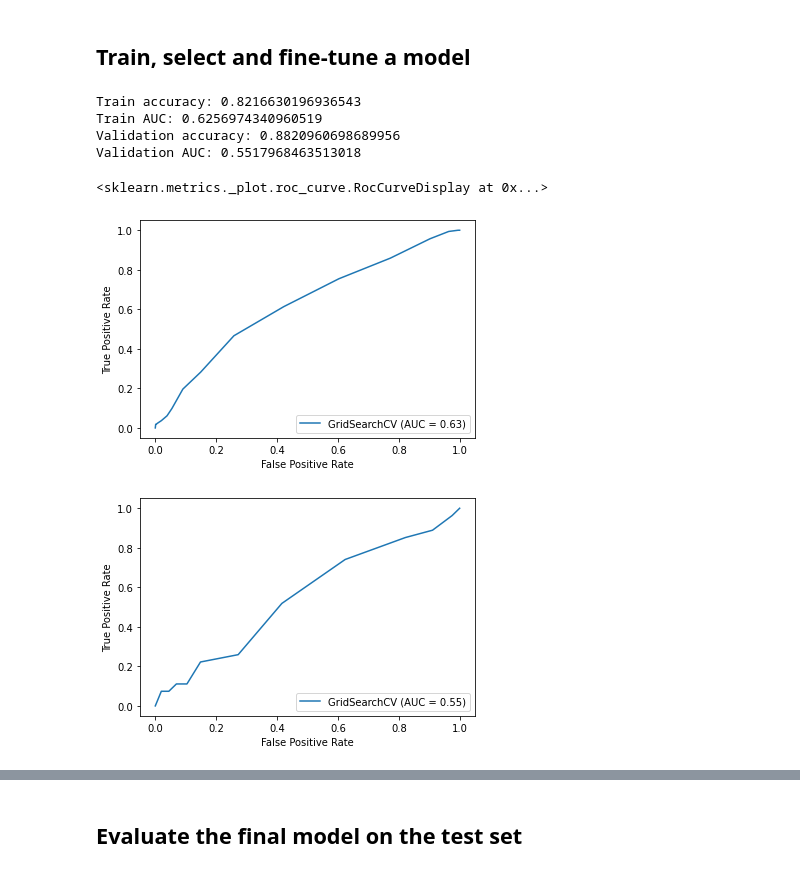
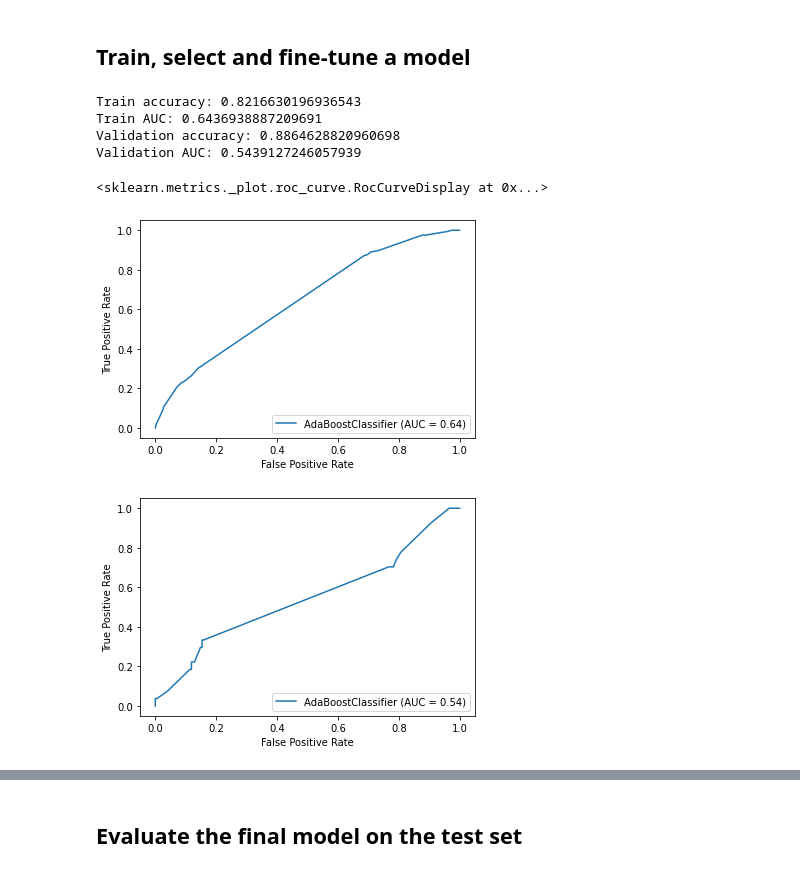
Before and after one commit to yujing1004/cs7641, a Jupyter notebook: assignment1/assignment1.ipynb, the cells around one changed output, grey strips where cells are left out. Saved outputs shown, nothing was run; the diff lists cells and outputs as text; code cells hidden in the pictures.

Commit message:
Add boosting models

```diff
--- a/assignment1/assignment1.ipynb
+++ b/assignment1/assignment1.ipynb
@@ -135,22 +143,47 @@ model_hyper_parameters = {
     'knn': {
         'n_neighbors': list(range(1, 101)),
     },
+    'gradient-boosting': {
+        'random_state': 0,
+        'max_depth': 1,
+        'min_samples_split': 20,
+        'min_samples_leaf': 10,
+        'n_estimators': 10,
+        'subsample': 0.72,
+        'max_features': 'sqrt',
+    },
+    'ada-boost': {
+        'random_state': 0,
+        'n_estimators': 5,
+        'base_estimator': {
+            'max_depth': 1,
+            'min_samples_split': 20,
+            'min_samples_leaf': 10,
+            'max_features': 'sqrt',
+        },
+    },
 }
-model_name = 'knn'
+model_name = 'ada-boost'
 # %%
 def fit_and_validate_model(model_name):
     # Fit the model
     if model_name == 'decision-tree':
-        clf = DecisionTreeClassifier(**model_hyper_parameters['decision-tree'])
+        clf = DecisionTreeClassifier(**model_hyper_parameters[model_name])
     elif model_name == 'svm':
-        clf = SVC(**model_hyper_parameters['svm'])
+        clf = SVC(**model_hyper_parameters[model_name])
     elif model_name == 'knn':
         clf = GridSearchCV(
             KNeighborsClassifier(),
-            model_hyper_parameters['knn'],
+            model_hyper_parameters[model_name],
             scoring='roc_auc',
             return_train_score=True,
         )
+    elif model_name == 'gradient-boosting':
+        clf = GradientBoostingClassifier(**model_hyper_parameters[model_name])
+    elif model_name == 'ada-boost':
+        base_estimator = DecisionTreeClassifier(**model_hyper_parameters[model_name]['base_estimator'])
+        del model_hyper_parameters[model_name]['base_estimator']
+        clf = AdaBoostClassifier(base_estimator=base_estimator, **model_hyper_parameters[model_name])
     else:
         raise ValueError('Invalid model specified!')
     clf.fit(train_X, train_y)
@@ -159,38 +192,38 @@ def fit_and_validate_model(model_name):
     pred_y = clf.predict(train_X)
     pred_proba = clf.predict_proba(train_X)
     train_accuracy = accuracy_score(train_y, pred_y)
     train_auc = roc_auc_score(train_y, pred_proba[:, 1])
 
     # Calculate metrics validation set
     validation_X = pipeline.transform(validation_set)
     validation_y = np.array(validation_set['depressed'])
     pred_y = clf.predict(validation_X)
     pred_proba = clf.predict_proba(validation_X)
     validation_accuracy = accuracy_score(validation_y, pred_y)
     validation_auc = roc_auc_score(validation_y, pred_proba[:, 1])
 
     return clf, train_accuracy, train_auc, validation_accuracy, validation_auc
 
 # Fit and validate model
 clf, train_accuracy, train_auc, validation_accuracy, validation_auc = fit_and_validate_model(model_name)
 
 # Print metrics and plot ROC on train set
 print('Train accuracy: {}'.format(train_accuracy))
 print('Train AUC: {}'.format(train_auc))
 plot_roc_curve(clf, train_X, train_y)
 
 # Print metrics and plot ROC on validation set
 print('Validation accuracy: {}'.format(validation_accuracy))
 print('Validation AUC: {}'.format(validation_auc))
 plot_roc_curve(clf, validation_X, validation_y)
 # %% [output]
 Train accuracy: 0.8216630196936543
-Train AUC: 0.6256974340960519
-Validation accuracy: 0.8820960698689956
-Validation AUC: 0.5517968463513018
+Train AUC: 0.6436938887209691
+Validation accuracy: 0.8864628820960698
+Validation AUC: 0.5439127246057939
 <sklearn.metrics._plot.roc_curve.RocCurveDisplay at 0x...>
-[figure, old version]
+[figure, new version]
-[figure, old version]
+[figure, new version]
 # %%
 # Print tree depth, number of leaves and plot decision tree
 if model_name == 'decision-tree':
```
Also changed, not shown: parts of 4 cells of this notebook, 1 other file.
